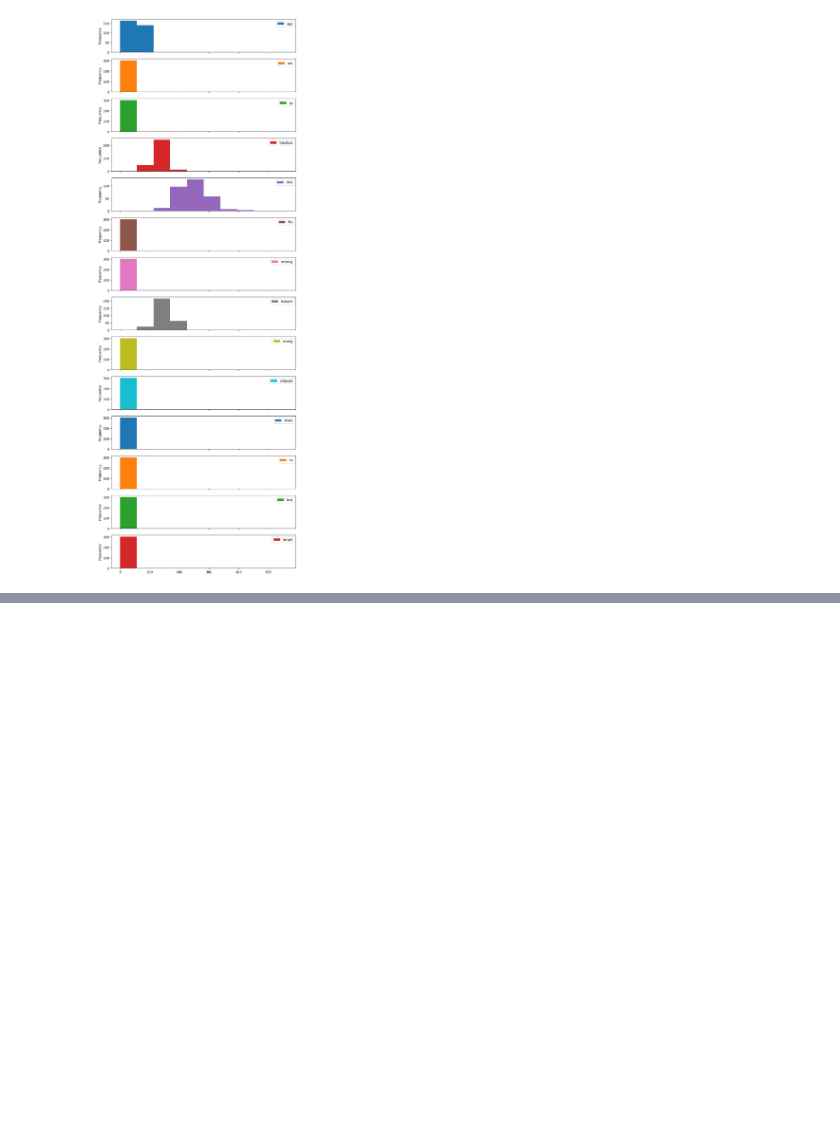
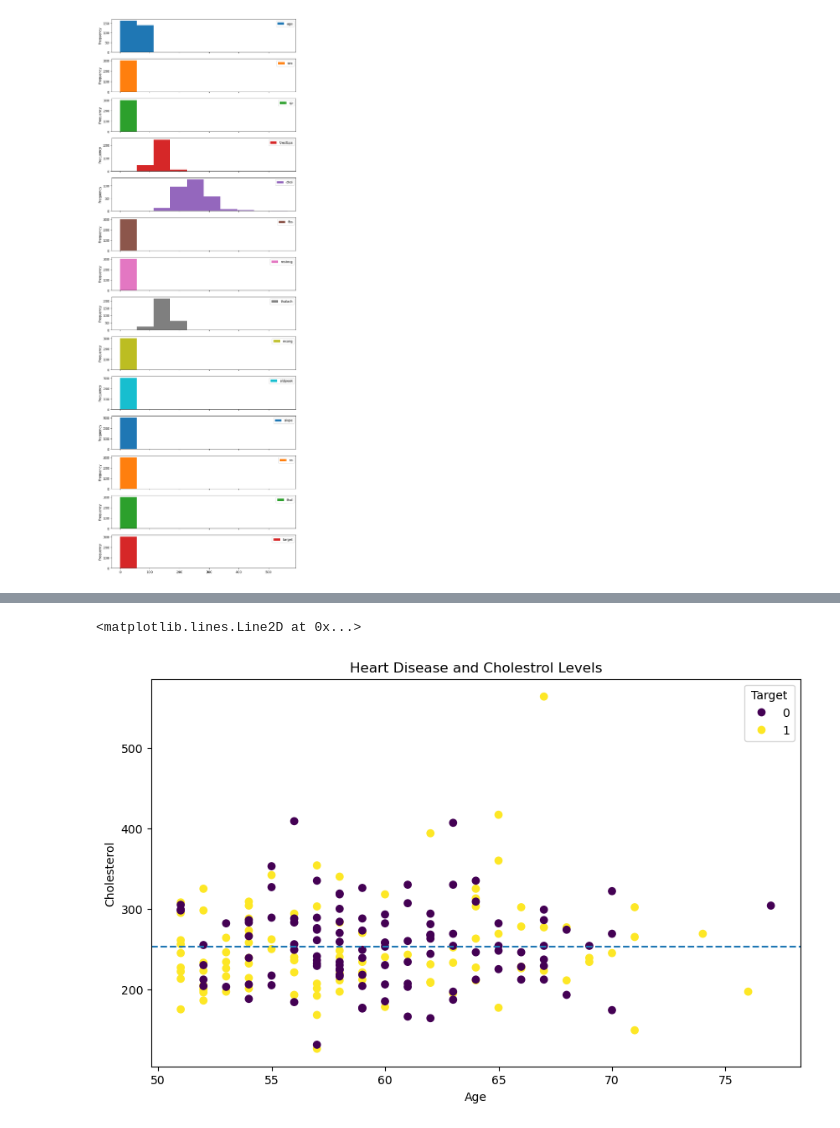
Before and after one commit to kunalprakash1309/Basic-machine-learning, a Jupyter notebook: 03-matplotlib/introduction-to-matplotlib.ipynb, the cells around one changed output, grey strips where cells are left out. Saved outputs shown, nothing was run; the diff lists cells and outputs as text; code cells hidden in the pictures; blank space fills up the shorter version.

```diff
--- a/03-matplotlib/introduction-to-matplotlib.ipynb
+++ b/03-matplotlib/introduction-to-matplotlib.ipynb
@@ -460,0 +523,23 @@ heart_disease.plot.hist(figsize=(10,30), subplots=True);
+# %%
+# Lets us add a horizontal line going across with the mean of "chol"
+
+# create a plot
+fig, ax = plt.subplots(figsize=(10,6))
+
+# plot the data
+scatter = ax.scatter(x=over_50["age"],
+                    y=over_50["chol"],
+                    c=over_50["target"])
+
+# Customize the plot
+ax.set(title="Heart Disease and Cholestrol Levels",
+      xlabel="Age",
+      ylabel="Cholesterol");
+ax.legend(*scatter.legend_elements(), title="Target")
+
+# Add a meanline
+ax.axhline(over_50["chol"].mean(),
+          linestyle="--")
+# %% [output]
+<matplotlib.lines.Line2D at 0x...>
+[figure, added]
```
Also changed, not shown: parts of 44 cells of this notebook, 1 other file.
